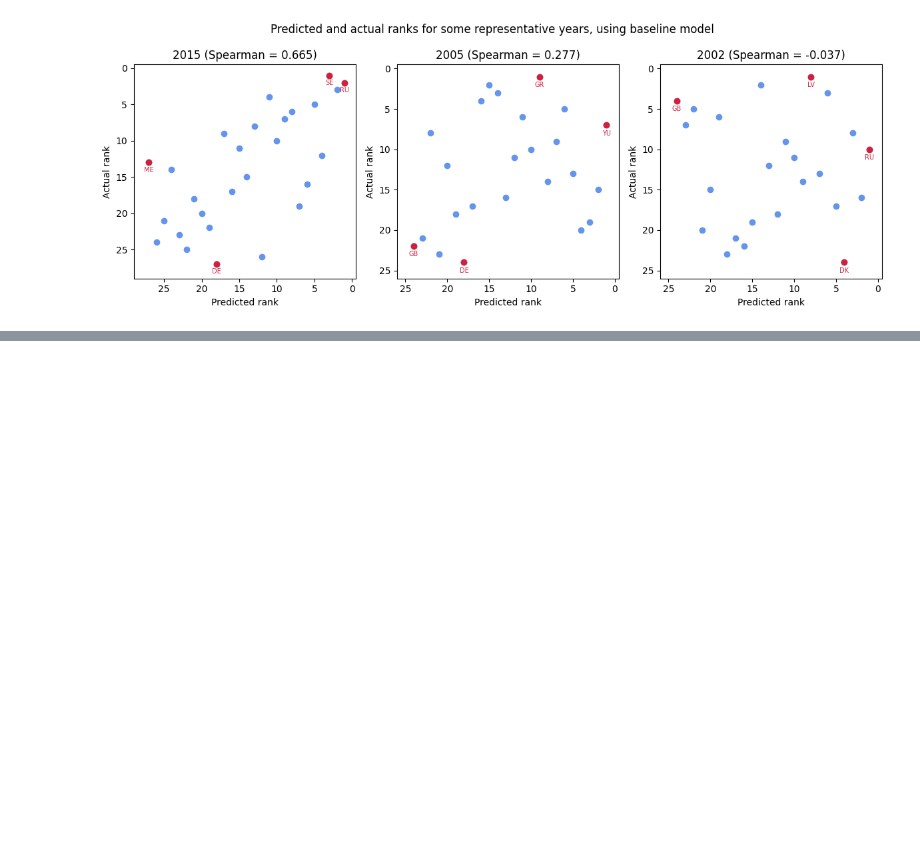
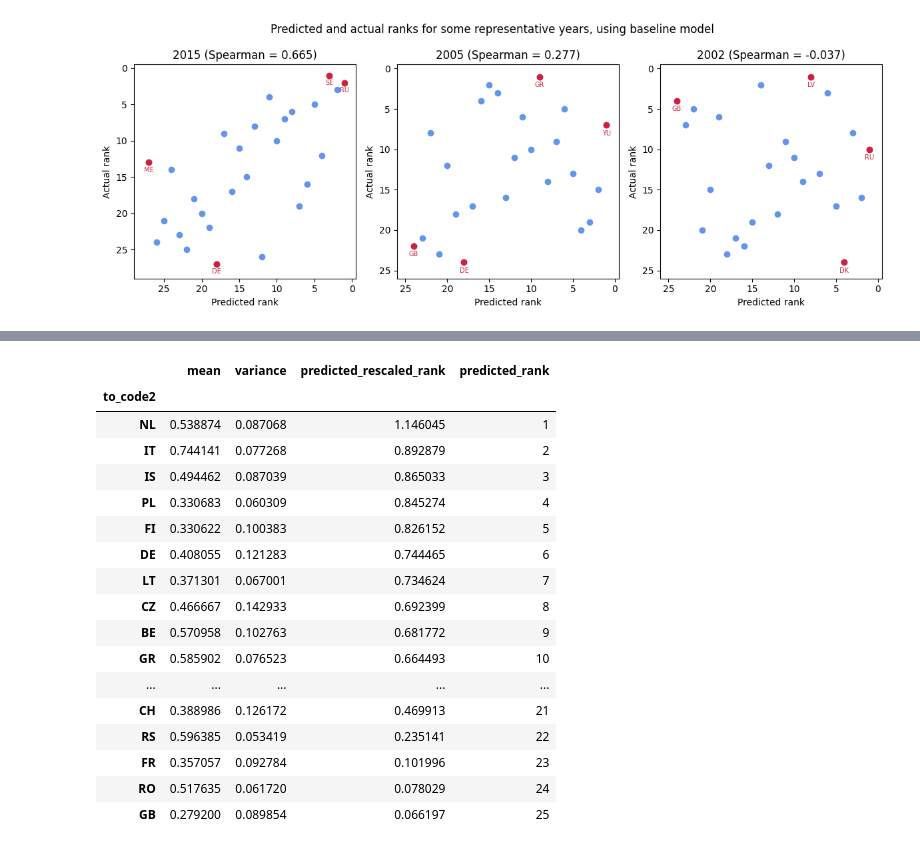
Before and after one commit to KatrionaGoldmann/Eurovision_TDS, a Jupyter notebook: eurovision/notebooks/baseline.ipynb, the cells around one changed output, grey strips where cells are left out. Cells and saved outputs as stored; diff of their text form; code cells hidden in the pictures; blank space fills up the shorter version.

```diff
--- a/eurovision/notebooks/baseline.ipynb
+++ b/eurovision/notebooks/baseline.ipynb
@@ -222,0 +238,25 @@ plt.tight_layout()
+# %%
+def train_sd(excluded_years=None):
+    if excluded_years is None:
+        excluded_years = []
+
+    # Get maximum rank in each year
+    df_rank_max = (df[['year', 'rank']]
+                .query('year not in @excluded_years')
+                .groupby('year')
+                .agg('max')
+                .rename({'rank': 'rank_max'}, axis=1)
+                )
+
+    # Rescale rank to go from 0 = last place (rank = rank_max) to 1 = first place (rank = 1).
+    df_rank = (df[['to_code2', 'year', 'rank']]
+                .query('year <= 2021')
+                .drop_duplicates()
+                .join(df_rank_max, how='left', on='year')
+                .assign(rescaled_rank=lambda x: (x['rank_max'] - x['rank'])/(x['rank_max'] - 1))
+                .groupby('to_code2')
+                .agg({'rescaled_rank': ['mean', lambda x: np.var(x, ddof=1)]})
+    )
+
+    df_rank.columns = ["mean", "variance"]
+    return df_rank.sort_values('mean', ascending=False)
@@ -222,0 +289,21 @@ plt.tight_layout()
+# %%
+predict_sd(ranks_without_2022_sd, 2022, seed=1815)
+# %% [output]
+|  | mean | variance | predicted_rescaled_rank | predicted_rank |
+| to_code2 |  |  |  |  |
+| NL | 0.538874 | 0.087068 | 1.146045 | 1 |
+| IT | 0.744141 | 0.077268 | 0.892879 | 2 |
+| IS | 0.494462 | 0.087039 | 0.865033 | 3 |
+| PL | 0.330683 | 0.060309 | 0.845274 | 4 |
+| FI | 0.330622 | 0.100383 | 0.826152 | 5 |
+| DE | 0.408055 | 0.121283 | 0.744465 | 6 |
+| LT | 0.371301 | 0.067001 | 0.734624 | 7 |
+| CZ | 0.466667 | 0.142933 | 0.692399 | 8 |
+| BE | 0.570958 | 0.102763 | 0.681772 | 9 |
+| GR | 0.585902 | 0.076523 | 0.664493 | 10 |
+| ... | ... | ... | ... | ... |
+| CH | 0.388986 | 0.126172 | 0.469913 | 21 |
+| RS | 0.596385 | 0.053419 | 0.235141 | 22 |
+| FR | 0.357057 | 0.092784 | 0.101996 | 23 |
+| RO | 0.517635 | 0.061720 | 0.078029 | 24 |
+| GB | 0.279200 | 0.089854 | 0.066197 | 25 |
```
Also changed, not shown: parts of 7 cells of this notebook.
